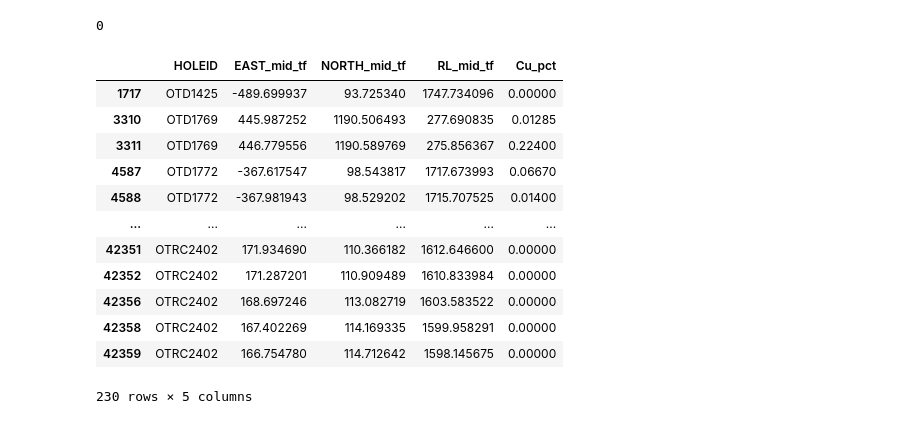
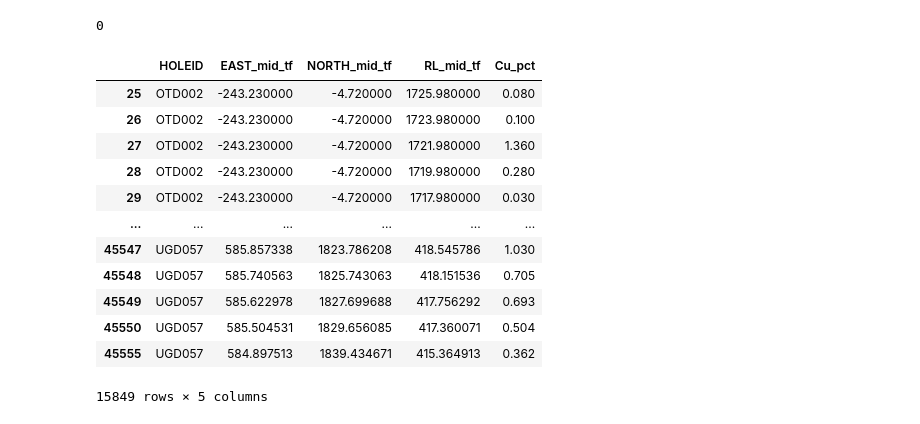
Before and after one commit to Fabian-Leal/Warped-GPs-, a Jupyter notebook: Warping Parker challenge data.ipynb, the cells around one changed output. Saved outputs shown, nothing was run; the diff lists cells and outputs as text; code cells hidden in the pictures.

```diff
--- a/Warping Parker challenge data.ipynb
+++ b/Warping Parker challenge data.ipynb
@@ -15,28 +89,30 @@ import watermark
 # %%
 adt = pd.read_csv("../Warping-tests/engineered_data/assay_desurveyed_transformed_Mlith_domain.csv")
 domained = pd.read_csv('../Warping-tests/engineered_data/blockmodel_domained_NN.csv')
+# %%
+mineral = 'Cu_pct'
 # %%
 # subset assay data by domains
-adt_FLT_HBX_HWS = adt[adt["MLITHGROUPINGS2"] == "INTR"]
-adt_FLT_HBX_HWS_Cu = adt_FLT_HBX_HWS.loc[:,["HOLEID", 'EAST_mid_tf', 'NORTH_mid_tf', 'RL_mid_tf', 'Cu_pct']]
+adt_FLT_HBX_HWS = adt[adt["MLITHGROUPINGS2"] == "QMD"]
+adt_FLT_HBX_HWS_Cu = adt_FLT_HBX_HWS.loc[:,["HOLEID", 'EAST_mid_tf', 'NORTH_mid_tf', 'RL_mid_tf', mineral]]
 
 # NaN values causing trouble
 #adt_FLT_HBX_HWS_Cu["Cu_pct"] = adt_FLT_HBX_HWS_Cu["Cu_pct"].fillna(0)
-print(adt_FLT_HBX_HWS_Cu["Cu_pct"].isna().sum())
+print(adt_FLT_HBX_HWS_Cu[mineral].isna().sum())
 adt_FLT_HBX_HWS_Cu
 # %% [output]
 0
 |  | HOLEID | EAST_mid_tf | NORTH_mid_tf | RL_mid_tf | Cu_pct |
-| 1717 | OTD1425 | -489.699937 | 93.725340 | 1747.734096 | 0.00000 |
-| 3310 | OTD1769 | 445.987252 | 1190.506493 | 277.690835 | 0.01285 |
-| 3311 | OTD1769 | 446.779556 | 1190.589769 | 275.856367 | 0.22400 |
-| 4587 | OTD1772 | -367.617547 | 98.543817 | 1717.673993 | 0.06670 |
-| 4588 | OTD1772 | -367.981943 | 98.529202 | 1715.707525 | 0.01400 |
+| 25 | OTD002 | -243.230000 | -4.720000 | 1725.980000 | 0.080 |
+| 26 | OTD002 | -243.230000 | -4.720000 | 1723.980000 | 0.100 |
+| 27 | OTD002 | -243.230000 | -4.720000 | 1721.980000 | 1.360 |
+| 28 | OTD002 | -243.230000 | -4.720000 | 1719.980000 | 0.280 |
+| 29 | OTD002 | -243.230000 | -4.720000 | 1717.980000 | 0.030 |
 | ... | ... | ... | ... | ... | ... |
-| 42351 | OTRC2402 | 171.934690 | 110.366182 | 1612.646600 | 0.00000 |
-| 42352 | OTRC2402 | 171.287201 | 110.909489 | 1610.833984 | 0.00000 |
-| 42356 | OTRC2402 | 168.697246 | 113.082719 | 1603.583522 | 0.00000 |
-| 42358 | OTRC2402 | 167.402269 | 114.169335 | 1599.958291 | 0.00000 |
-| 42359 | OTRC2402 | 166.754780 | 114.712642 | 1598.145675 | 0.00000 |
+| 45547 | UGD057 | 585.857338 | 1823.786208 | 418.545786 | 1.030 |
+| 45548 | UGD057 | 585.740563 | 1825.743063 | 418.151536 | 0.705 |
+| 45549 | UGD057 | 585.622978 | 1827.699688 | 417.756292 | 0.693 |
+| 45550 | UGD057 | 585.504531 | 1829.656085 | 417.360071 | 0.504 |
+| 45555 | UGD057 | 584.897513 | 1839.434671 | 415.364913 | 0.362 |
-230 rows × 5 columns
+15849 rows × 5 columns
 # %%
```
Also changed, not shown: parts of 48 cells of this notebook, 2 other files.
